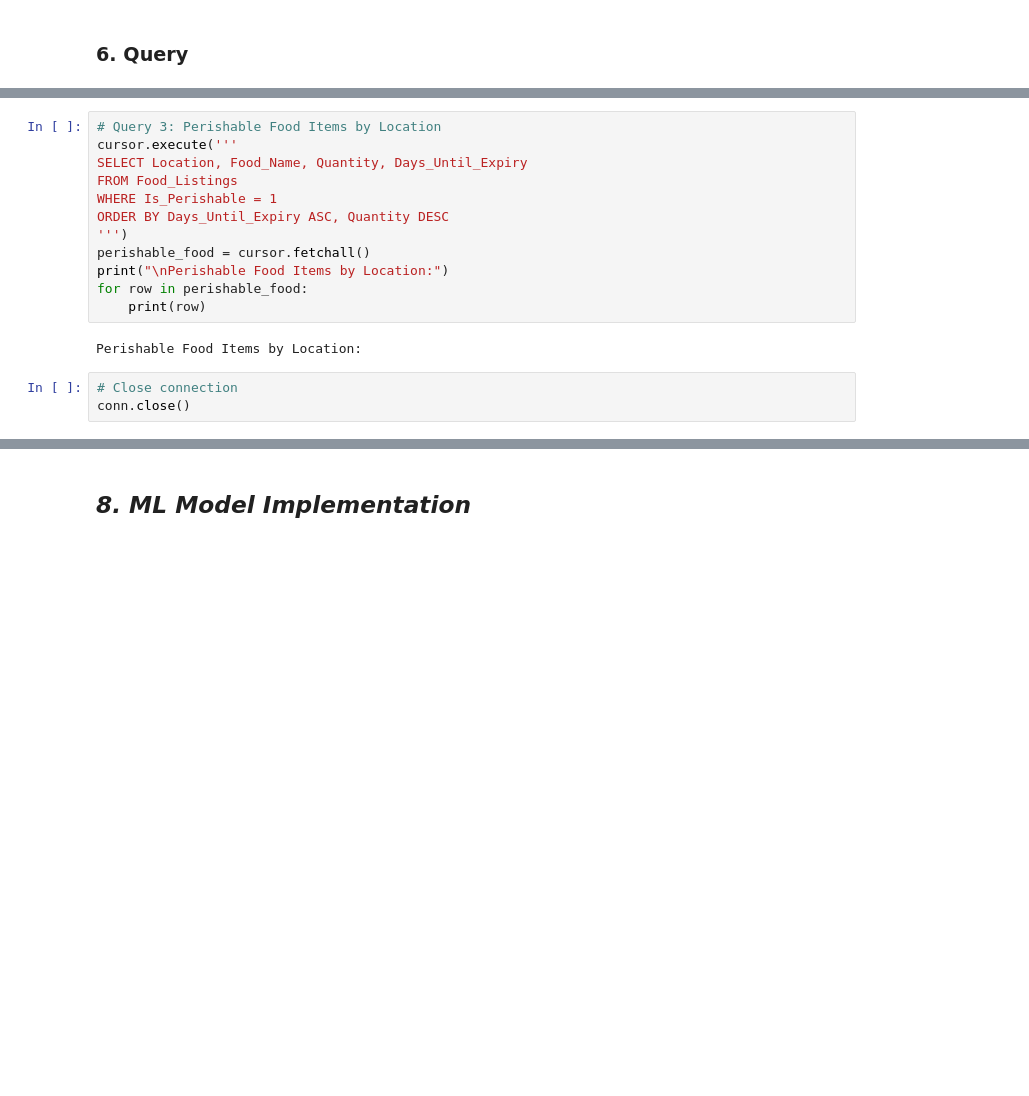
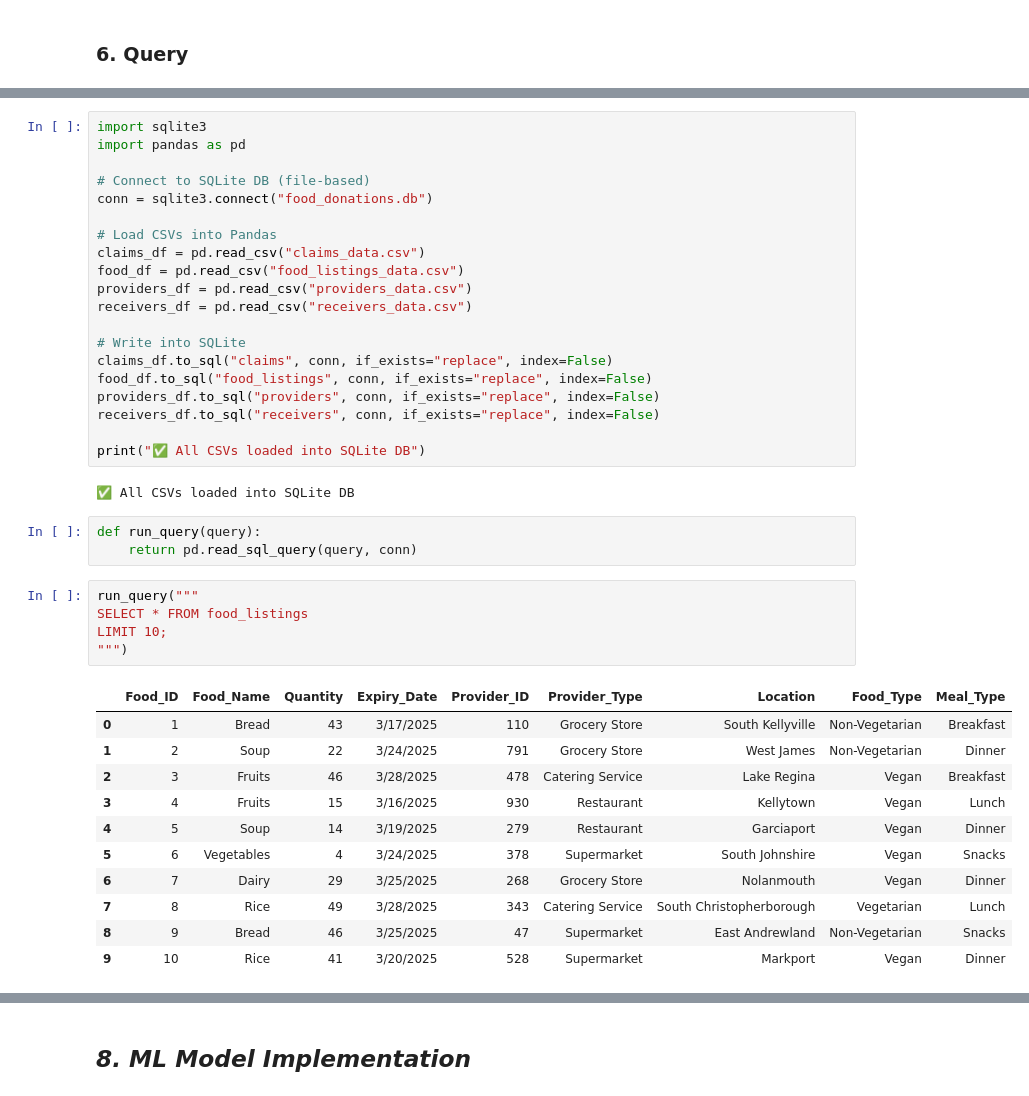
Before and after one commit to prathmesh-nitnaware/food-waster-prediction, a Jupyter notebook: Sample_ML_Submission_Template-2.ipynb, the cells around one changed output, grey strips where cells are left out. Saved outputs shown, nothing was run; the diff lists cells and outputs as text; blank space fills up the shorter version.

```diff
--- a/Sample_ML_Submission_Template-2.ipynb
+++ b/Sample_ML_Submission_Template-2.ipynb
@@ -2016,17 +1956,42 @@ Food Items About to Expiry:
-# %%
-# Query 3: Perishable Food Items by Location
-cursor.execute('''
-SELECT Location, Food_Name, Quantity, Days_Until_Expiry
-FROM Food_Listings
-WHERE Is_Perishable = 1
-ORDER BY Days_Until_Expiry ASC, Quantity DESC
-''')
-perishable_food = cursor.fetchall()
-print("\nPerishable Food Items by Location:")
-for row in perishable_food:
-    print(row)
-# %% [output]
-Perishable Food Items by Location:
-# %%
-# Close connection
-conn.close()
+# %%
+import sqlite3
+import pandas as pd
+
+# Connect to SQLite DB (file-based)
+conn = sqlite3.connect("food_donations.db")
+
+# Load CSVs into Pandas
+claims_df = pd.read_csv("claims_data.csv")
+food_df = pd.read_csv("food_listings_data.csv")
+providers_df = pd.read_csv("providers_data.csv")
+receivers_df = pd.read_csv("receivers_data.csv")
+
+# Write into SQLite
+claims_df.to_sql("claims", conn, if_exists="replace", index=False)
+food_df.to_sql("food_listings", conn, if_exists="replace", index=False)
+providers_df.to_sql("providers", conn, if_exists="replace", index=False)
+receivers_df.to_sql("receivers", conn, if_exists="replace", index=False)
+
+print("✅ All CSVs loaded into SQLite DB")
+# %% [output]
+✅ All CSVs loaded into SQLite DB
+# %%
+def run_query(query):
+    return pd.read_sql_query(query, conn)
+# %%
+run_query("""
+SELECT * FROM food_listings
+LIMIT 10;
+""")
+# %% [output]
+|  | Food_ID | Food_Name | Quantity | Expiry_Date | Provider_ID | Provider_Type | Location | Food_Type | Meal_Type |
+| 0 | 1 | Bread | 43 | 3/17/2025 | 110 | Grocery Store | South Kellyville | Non-Vegetarian | Breakfast |
+| 1 | 2 | Soup | 22 | 3/24/2025 | 791 | Grocery Store | West James | Non-Vegetarian | Dinner |
+| 2 | 3 | Fruits | 46 | 3/28/2025 | 478 | Catering Service | Lake Regina | Vegan | Breakfast |
+| 3 | 4 | Fruits | 15 | 3/16/2025 | 930 | Restaurant | Kellytown | Vegan | Lunch |
+| 4 | 5 | Soup | 14 | 3/19/2025 | 279 | Restaurant | Garciaport | Vegan | Dinner |
+| 5 | 6 | Vegetables | 4 | 3/24/2025 | 378 | Supermarket | South Johnshire | Vegan | Snacks |
+| 6 | 7 | Dairy | 29 | 3/25/2025 | 268 | Grocery Store | Nolanmouth | Vegan | Dinner |
+| 7 | 8 | Rice | 49 | 3/28/2025 | 343 | Catering Service | South Christopherborough | Vegetarian | Lunch |
+| 8 | 9 | Bread | 46 | 3/25/2025 | 47 | Supermarket | East Andrewland | Non-Vegetarian | Snacks |
+| 9 | 10 | Rice | 41 | 3/20/2025 | 528 | Supermarket | Markport | Vegan | Dinner |
```
Also changed, not shown: parts of 33 cells of this notebook, 2 other files.
